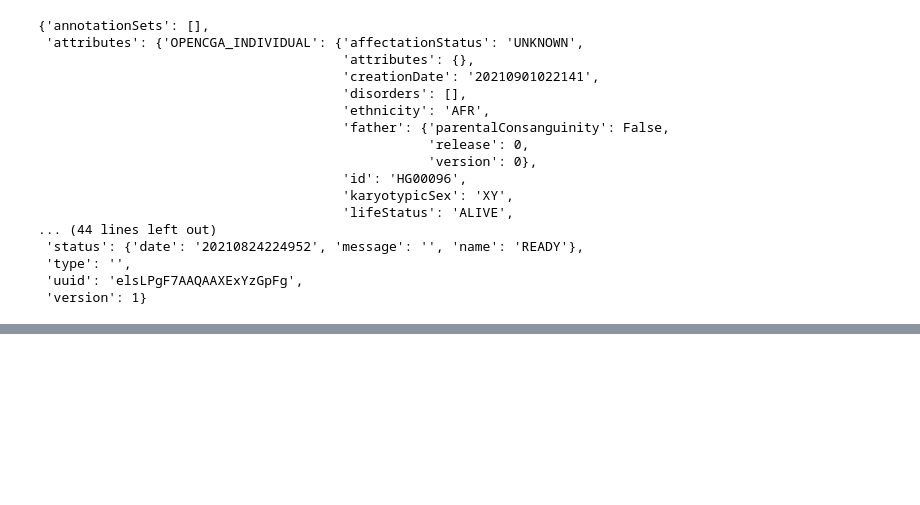
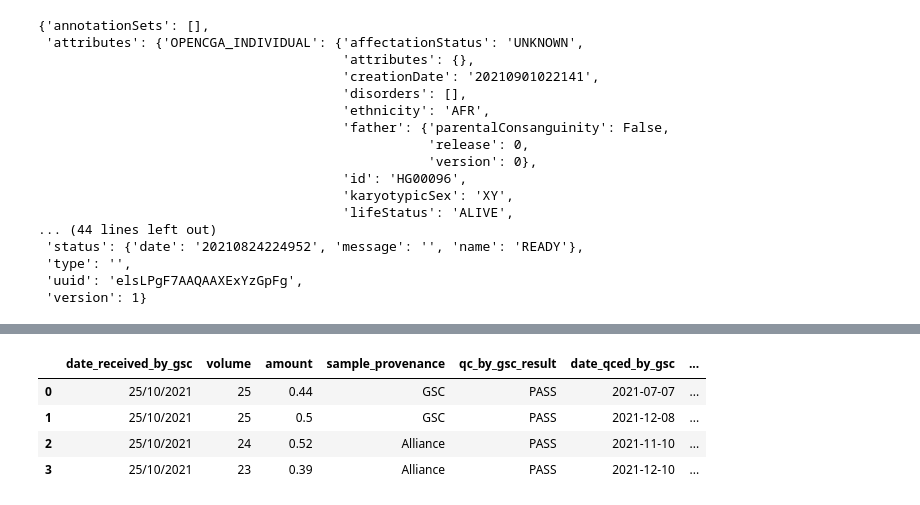
Before and after one commit to wassermanlab/IBVL, a Jupyter notebook: opencga/example_metadata.ipynb, the cells around one changed output, grey strips where cells are left out. Cells and saved outputs as stored; diff of their text form; code cells hidden in the pictures; blank space fills up the shorter version.

```diff
--- a/opencga/example_metadata.ipynb
+++ b/opencga/example_metadata.ipynb
@@ -150,0 +251,29 @@ class RESTResponse(builtins.object)
+# %%
+for i in range(sheet.shape[0]):
+    samples.update(query_id=sheet.sample_id[i],data={"name":sheet.sample_id[i],"annotationSets":
+                                 [{"id":"demo2","variableSetId":"sample_metadata",
+                                   "annotations":{"sample_id":sheet.sample_id[i],
+                                                  "sample_batch":sheet.sample_batch[i],
+                                                  "sample_tissue":sheet.sample_tissue[i],
+                                                  "sample_provenance":sheet.sample_provenance[i],
+                                                  "volume":sheet.volume[i],
+                                                  "concentration":sheet.concentration[i],
+                                                  "amount":sheet.amount[i],
+                                                  "quantification_method":sheet.quantification_method[i],
+                                                  "date_shipment_gsc":sheet.date_shipment_gsc[i],
+                                                  "date_received_by_gsc":sheet.date_received_by_gsc[i],
+                                                  "date_qced_by_gsc":sheet.date_qced_by_gsc[i],
+                                                  "qc_by_gsc_result":sheet.qc_by_gsc_result[i]
+                                                  }}]},
+               annotationSetsAction="SET")
+# %%
+res = samples.info(query_id = "A,B,C,D",study="1kG_phase3")
+ds = [get_sample_details(r).unwrap_or('NA') for r in res.results()]
+df = pd.DataFrame(ds)
+df.head()
+# %% [output]
+|  | date_received_by_gsc | volume | amount | sample_provenance | qc_by_gsc_result | date_qced_by_gsc | ... |
+| 0 | 25/10/2021 | 25 | 0.44 | GSC | PASS | 2021-07-07 | ... |
+| 1 | 25/10/2021 | 25 | 0.5 | GSC | PASS | 2021-12-08 | ... |
+| 2 | 25/10/2021 | 24 | 0.52 | Alliance | PASS | 2021-11-10 | ... |
+| 3 | 25/10/2021 | 23 | 0.39 | Alliance | PASS | 2021-12-10 | ... |
```
Also changed, not shown: parts of 21 cells of this notebook, 1 other file.
